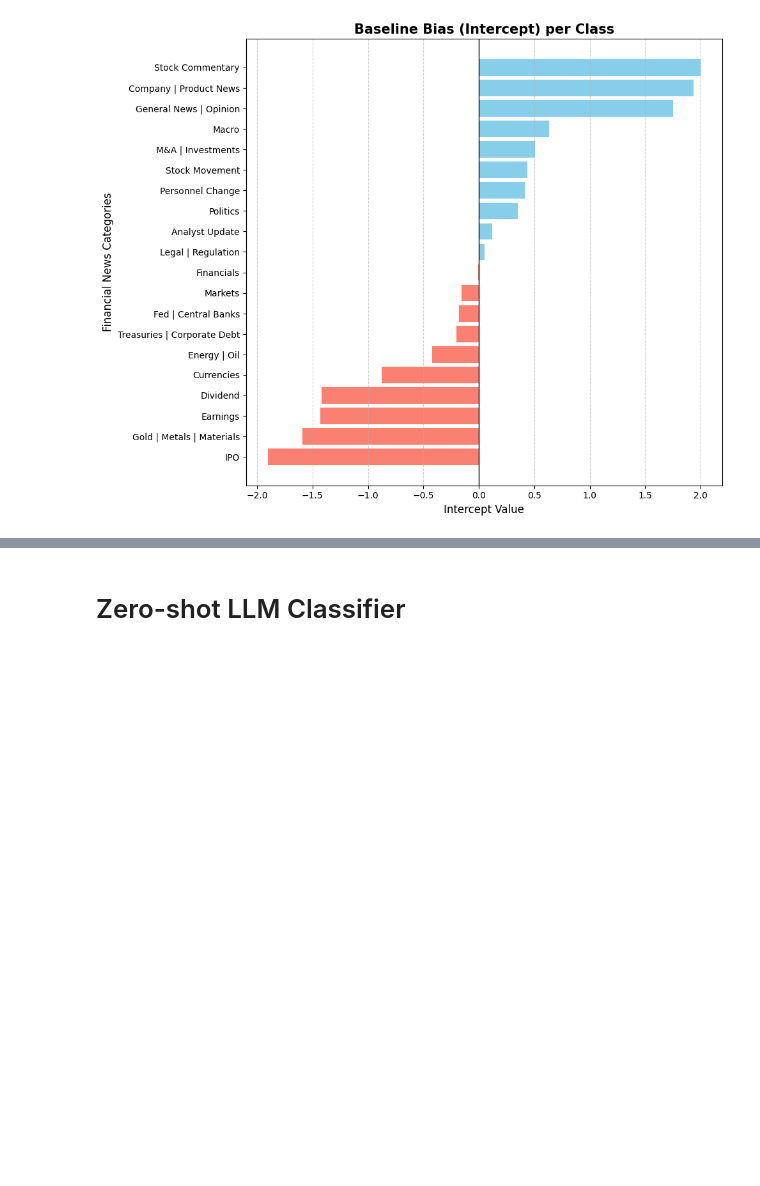
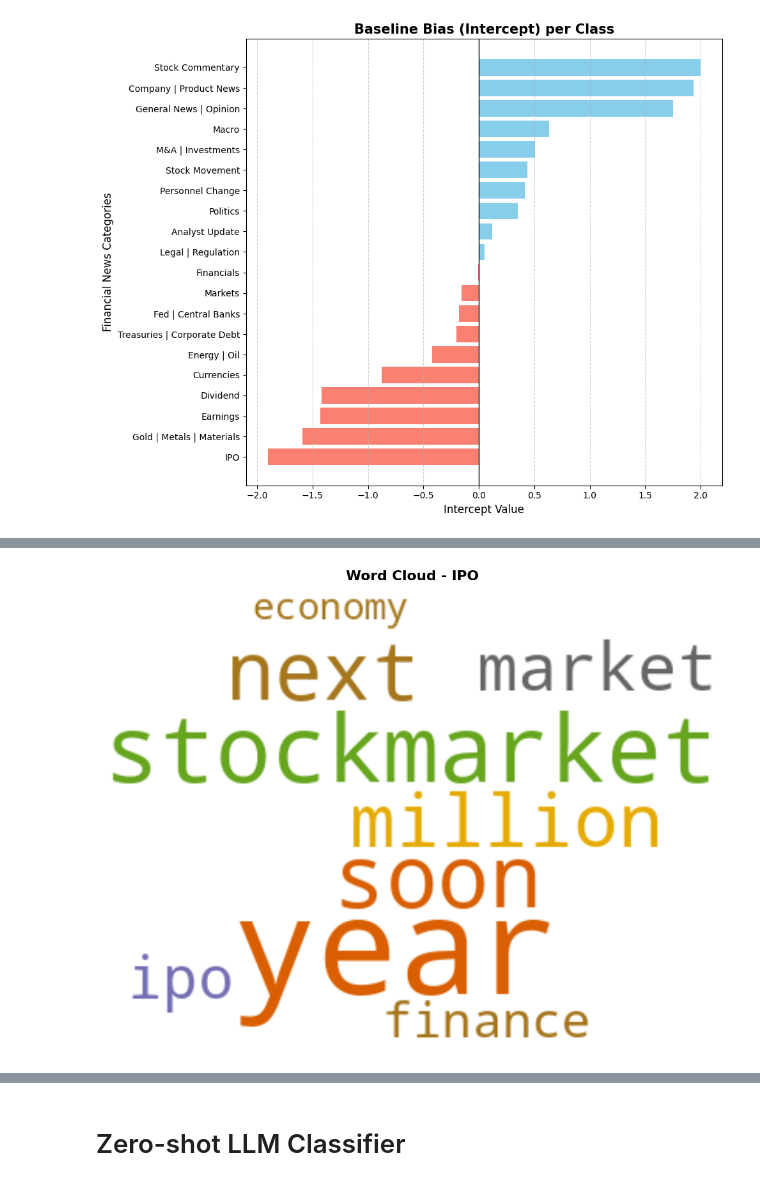
Before and after one commit to oransom48/CU-CompLing-Assignments, a Jupyter notebook: PA1 Text classification/model_comparison.ipynb, the cells around one changed output, grey strips where cells are left out. Drawn from its saved outputs; the diff is of its cells as text; code cells hidden in the pictures; blank space fills up the shorter version.

```diff
--- a/PA1 Text classification/model_comparison.ipynb
+++ b/PA1 Text classification/model_comparison.ipynb
@@ -546,0 +733,4 @@ plt.show()
+# %%
+create_top_10_wordcloud(test_df, 'IPO')
+# %% [output]
+[figure, added]
```
Also changed, not shown: parts of 26 cells of this notebook, 1 other file.
